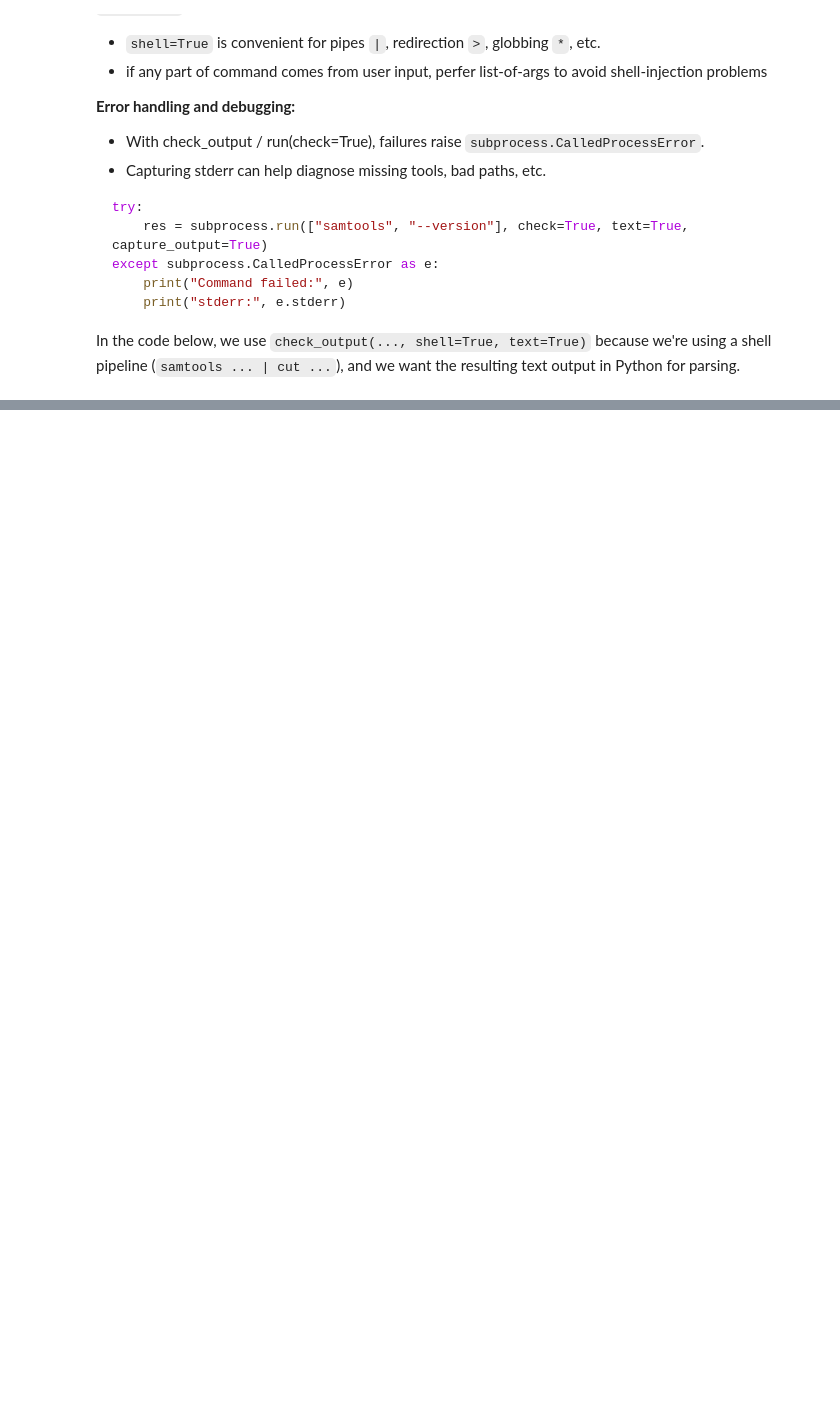
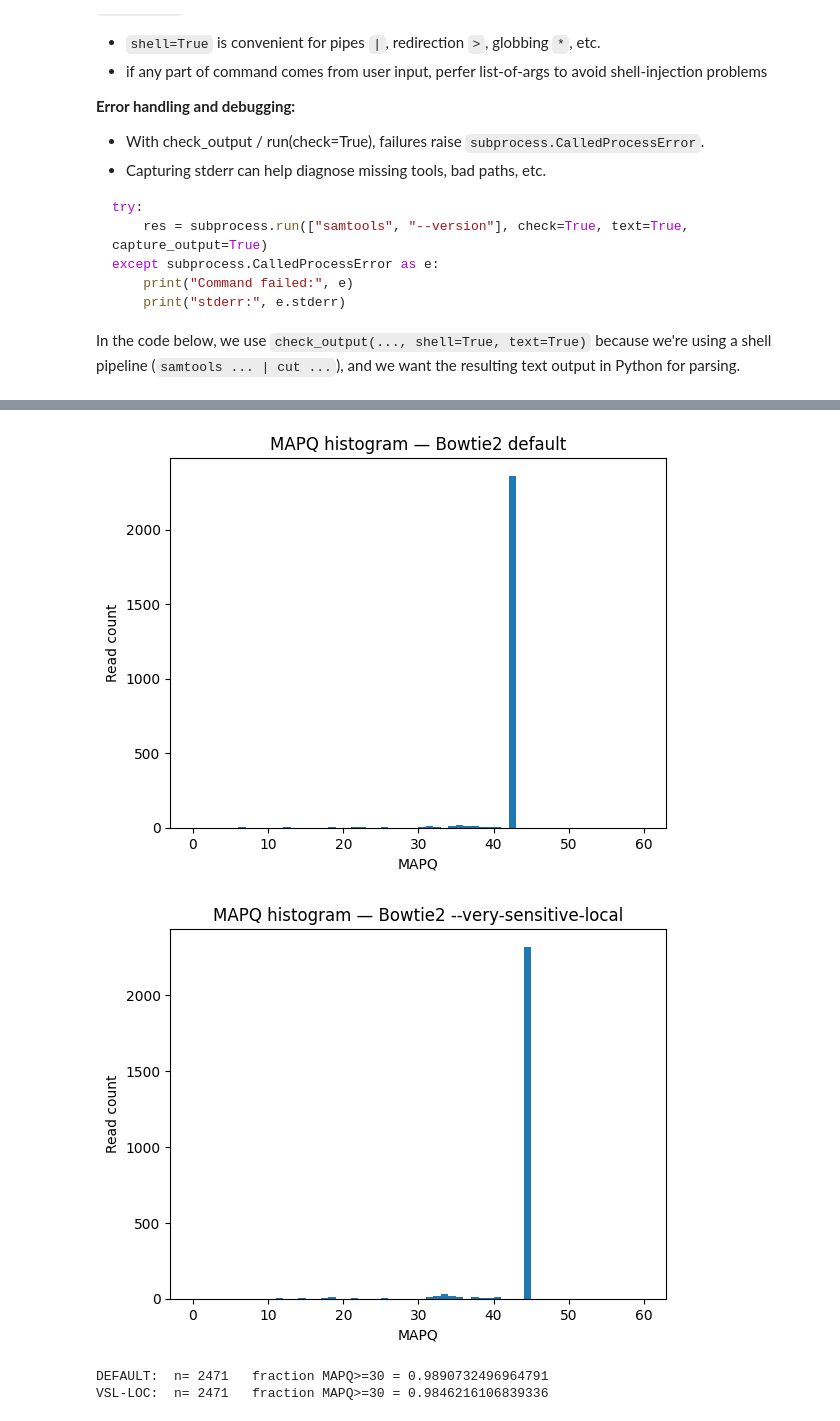
Before and after one commit to erik-owen/2026_QMW_Genomics, a Jupyter notebook: notebooks/teacher.ipynb, the cells around one changed output, grey strips where cells are left out. Cells and saved outputs as stored; diff of their text form; code cells hidden in the pictures; blank space fills up the shorter version.

```diff
--- a/notebooks/teacher.ipynb
+++ b/notebooks/teacher.ipynb
@@ -1040,0 +1049,34 @@ VSL-LOC: {'n_total': 2624, 'n_trivial_M_only': 2470, 'n_nontrivial': 154}
+# %%
+import subprocess, numpy as np
+import matplotlib.pyplot as plt
+
+def extract_mapq(bam_path):
+    cmd = f"samtools view {bam_path} | cut -f 5"
+    out = subprocess.check_output(cmd, shell=True, text=True)
+    vals = [int(x) for x in out.strip().split() if x.strip()]
+    return np.array(vals, dtype=int)
+
+mapq_def = extract_mapq(sort_def)
+mapq_vsl = extract_mapq(sort_vsl)
+
+plt.figure()
+plt.hist(mapq_def, bins=range(0, 61, 1))
+plt.title("MAPQ histogram — Bowtie2 default")
+plt.xlabel("MAPQ")
+plt.ylabel("Read count")
+plt.show()
+
+plt.figure()
+plt.hist(mapq_vsl, bins=range(0, 61, 1))
+plt.title("MAPQ histogram — Bowtie2 --very-sensitive-local")
+plt.xlabel("MAPQ")
+plt.ylabel("Read count")
+plt.show()
+
+print("DEFAULT:  n=", len(mapq_def), "  fraction MAPQ>=30 =", (mapq_def>=30).mean())
+print("VSL-LOC:  n=", len(mapq_vsl), "  fraction MAPQ>=30 =", (mapq_vsl>=30).mean())
+# %% [output]
+[figure, added]
+[figure, added]
+DEFAULT:  n= 2471   fraction MAPQ>=30 = 0.9890732496964791
+VSL-LOC:  n= 2471   fraction MAPQ>=30 = 0.9846216106839336
```
Also changed, not shown: parts of 9 cells of this notebook.
